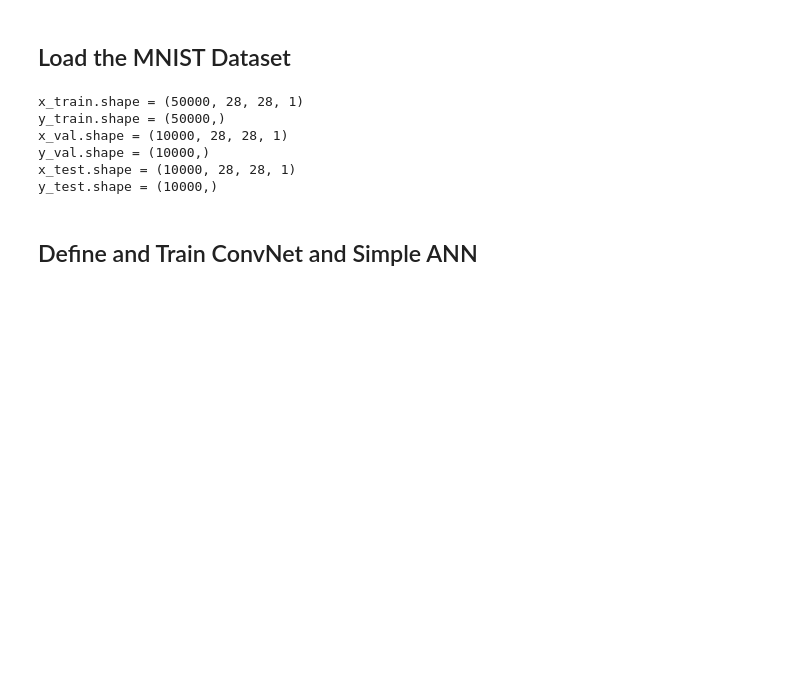
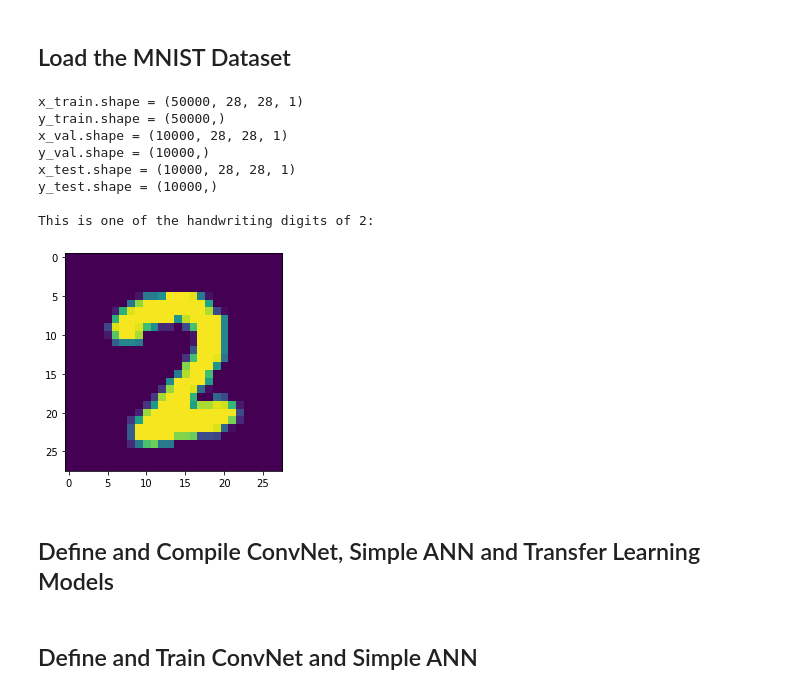
Before and after one commit to PEESEgroup/SysEn6880, a Jupyter notebook: CNN.ipynb, the cells around one changed output. Drawn from its saved outputs; the diff is of its cells as text; code cells hidden in the pictures; blank space fills up the shorter version.

```diff
--- a/CNN.ipynb
+++ b/CNN.ipynb
@@ -16,25 +14,40 @@ Using TensorFlow backend.
 # %%
 (x_train, y_train),(x_test, y_test) = keras.datasets.mnist.load_data()
 x_train, x_test = x_train / 255.0, x_test / 255.0
 
 x_train = x_train.reshape(-1,28,28,1)
 x_test = x_test.reshape(-1,28,28,1)
 
 # Split the data into training and testing datasets
 x_train, x_val, y_train, y_val = train_test_split(
-	x_train, y_train, test_size = 1/6, random_state=42)
+	x_train, y_train, test_size = 1/6)
 
 # Print the dataset sizes
 print('x_train.shape =', x_train.shape)
 print('y_train.shape =', y_train.shape)
 print('x_val.shape =', x_val.shape)
 print('y_val.shape =', y_val.shape)
 print('x_test.shape =', x_test.shape)
 print('y_test.shape =', y_test.shape)
+
+# Pick a random integer/digit within the training set
+random_digit = np.random.randint(0, len(y_train)-1)
+
+# Plot the image of this digit for visualization and comparison after training
+print("\nThis is one of the handwriting digits of \033[1m"+str(y_train[random_digit])+":\n")
+plt.imshow(x_train[random_digit])
+plt.show()
+
+print()
 # %% [output]
 x_train.shape = (50000, 28, 28, 1)
 y_train.shape = (50000,)
 x_val.shape = (10000, 28, 28, 1)
 y_val.shape = (10000,)
 x_test.shape = (10000, 28, 28, 1)
 y_test.shape = (10000,)
+
+This is one of the handwriting digits of 2:
+[figure, added]
+# %% [markdown]
+## Define and Compile ConvNet, Simple ANN and Transfer Learning Models
```
Also changed, not shown: parts of 10 cells of this notebook.
